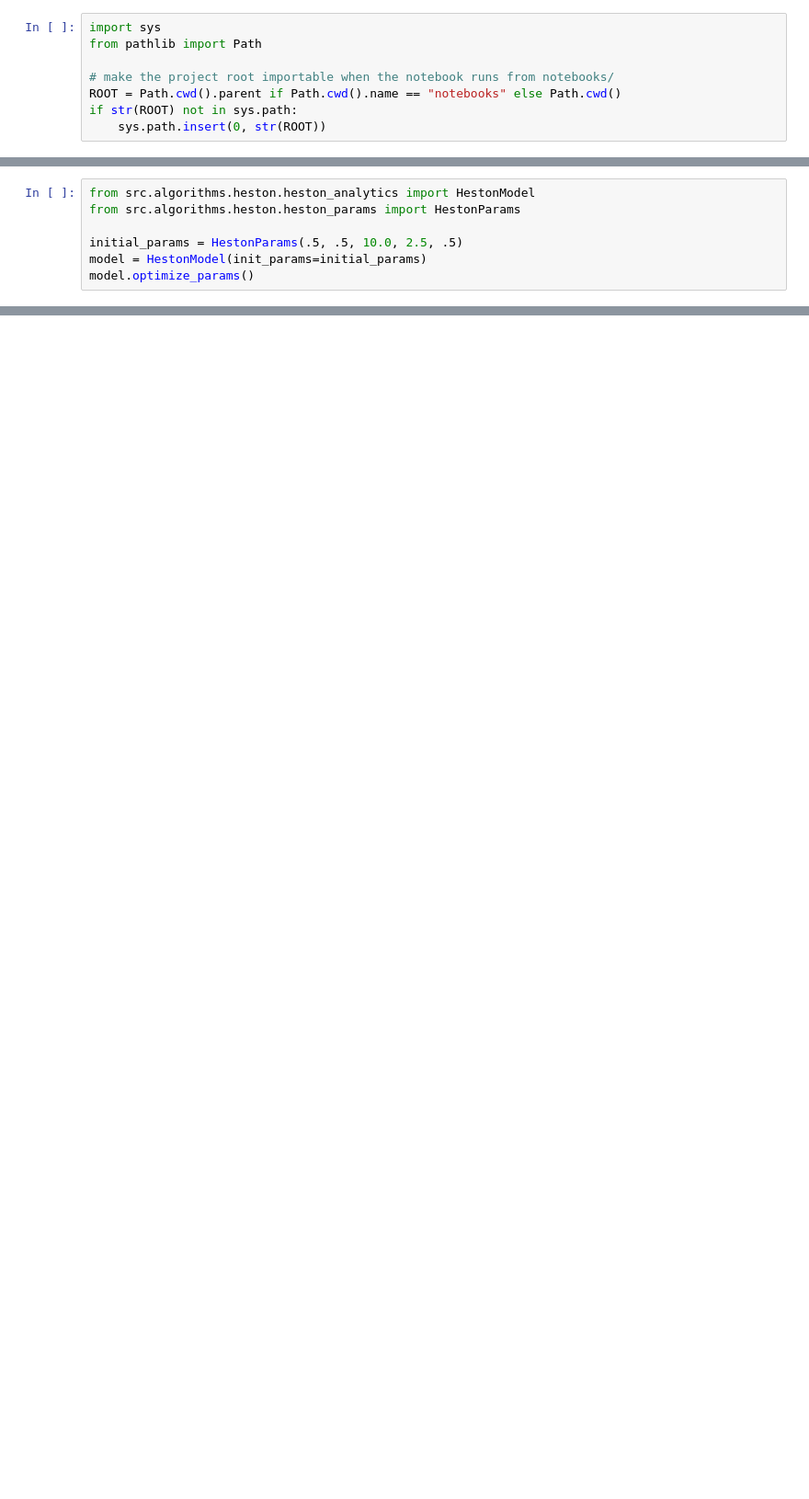
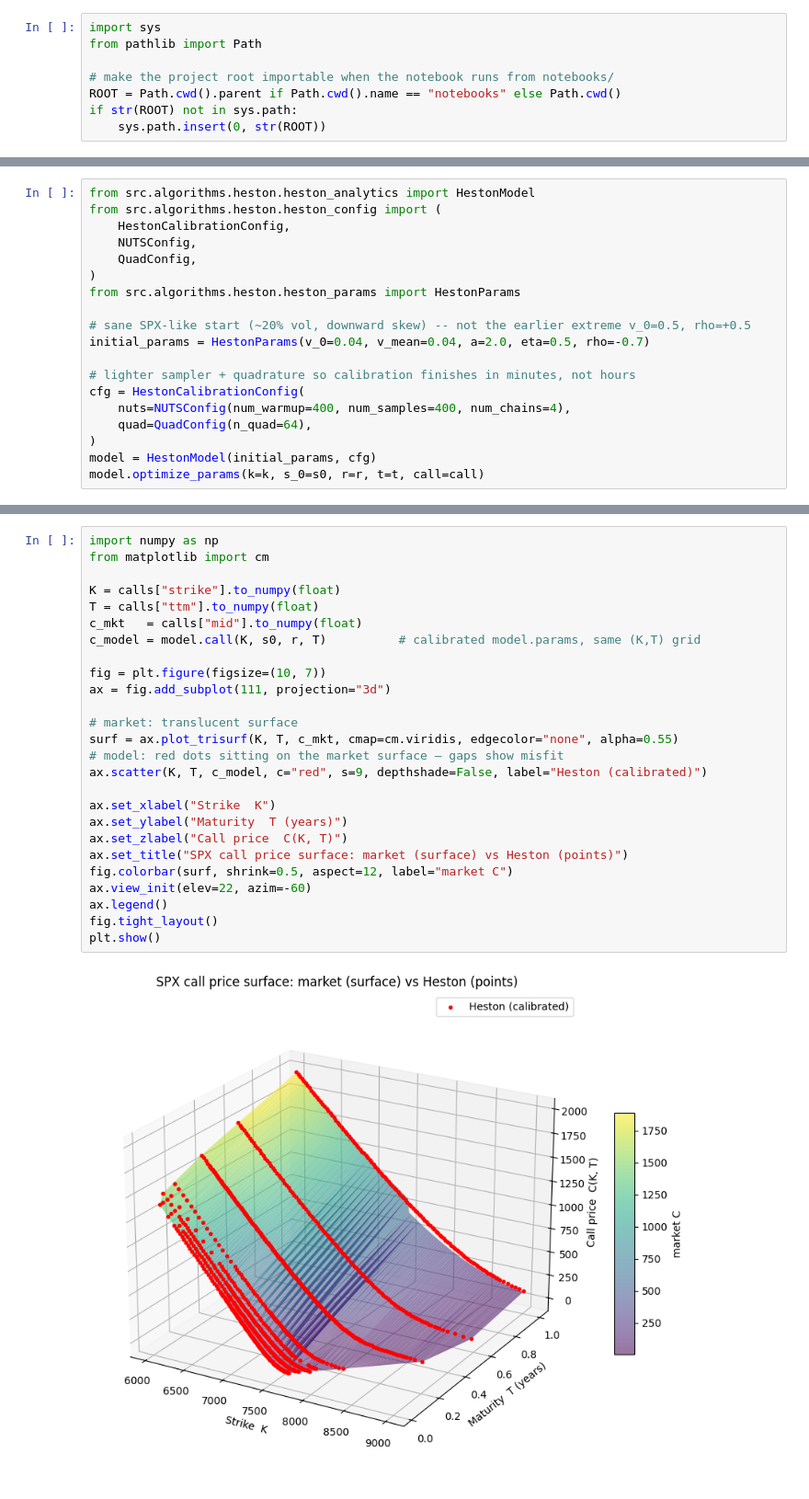
Before and after one commit to DmiMakarov/QuantFlow, a Jupyter notebook: notebooks/01_heston_mcmc.ipynb, the cells around one changed output, grey strips where cells are left out. Shown at 92% size. Saved outputs shown, nothing was run; the diff lists cells and outputs as text; blank space fills up the shorter version.

```diff
--- a/notebooks/01_heston_mcmc.ipynb
+++ b/notebooks/01_heston_mcmc.ipynb
@@ -60,8 +89,20 @@ AttributeError: 'DataFrame' object has no attribute 'valuation_date'
 # %%
 from src.algorithms.heston.heston_analytics import HestonModel
+from src.algorithms.heston.heston_config import (
+    HestonCalibrationConfig,
+    NUTSConfig,
+    QuadConfig,
+)
 from src.algorithms.heston.heston_params import HestonParams
 
-initial_params = HestonParams(.5, .5, 10.0, 2.5, .5)
-model = HestonModel(init_params=initial_params)
-model.optimize_params()
+# sane SPX-like start (~20% vol, downward skew) -- not the earlier extreme v_0=0.5, rho=+0.5
+initial_params = HestonParams(v_0=0.04, v_mean=0.04, a=2.0, eta=0.5, rho=-0.7)
+
+# lighter sampler + quadrature so calibration finishes in minutes, not hours
+cfg = HestonCalibrationConfig(
+    nuts=NUTSConfig(num_warmup=400, num_samples=400, num_chains=4),
+    quad=QuadConfig(n_quad=64),
+)
+model = HestonModel(initial_params, cfg)
+model.optimize_params(k=k, s_0=s0, r=r, t=t, call=call)
 # %% [output]
@@ -68,0 +165,28 @@ TypeError: HestonModel.optimize_params() missing 5 required positional arguments
+# %%
+import numpy as np
+from matplotlib import cm
+
+K = calls["strike"].to_numpy(float)
+T = calls["ttm"].to_numpy(float)
+c_mkt   = calls["mid"].to_numpy(float)
+c_model = model.call(K, s0, r, T)          # calibrated model.params, same (K,T) grid
+
+fig = plt.figure(figsize=(10, 7))
+ax = fig.add_subplot(111, projection="3d")
+
+# market: translucent surface
+surf = ax.plot_trisurf(K, T, c_mkt, cmap=cm.viridis, edgecolor="none", alpha=0.55)
+# model: red dots sitting on the market surface — gaps show misfit
+ax.scatter(K, T, c_model, c="red", s=9, depthshade=False, label="Heston (calibrated)")
+
+ax.set_xlabel("Strike  K")
+ax.set_ylabel("Maturity  T (years)")
+ax.set_zlabel("Call price  C(K, T)")
+ax.set_title("SPX call price surface: market (surface) vs Heston (points)")
+fig.colorbar(surf, shrink=0.5, aspect=12, label="market C")
+ax.view_init(elev=22, azim=-60)
+ax.legend()
+fig.tight_layout()
+plt.show()
+# %% [output]
+[figure, added]
```
Also changed, not shown: parts of 14 cells of this notebook, 8 other files.
